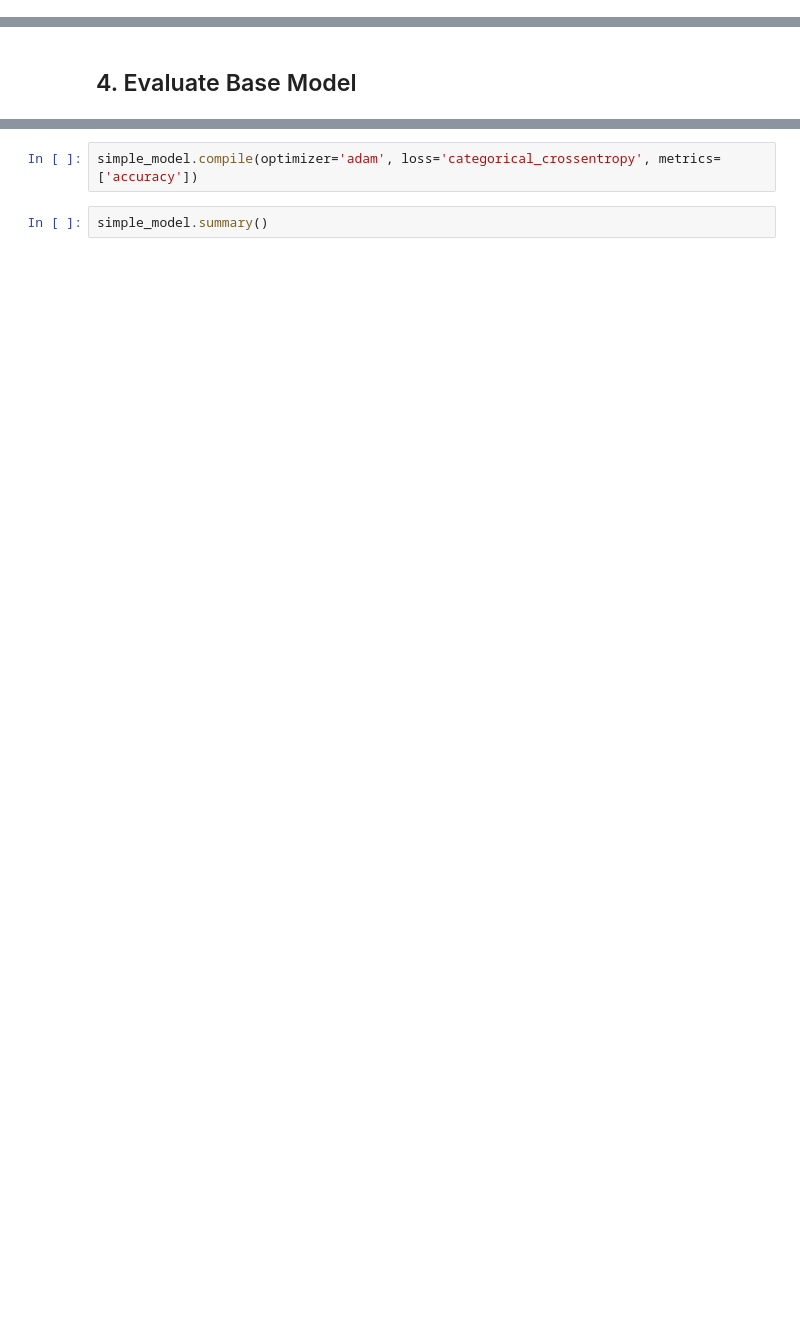
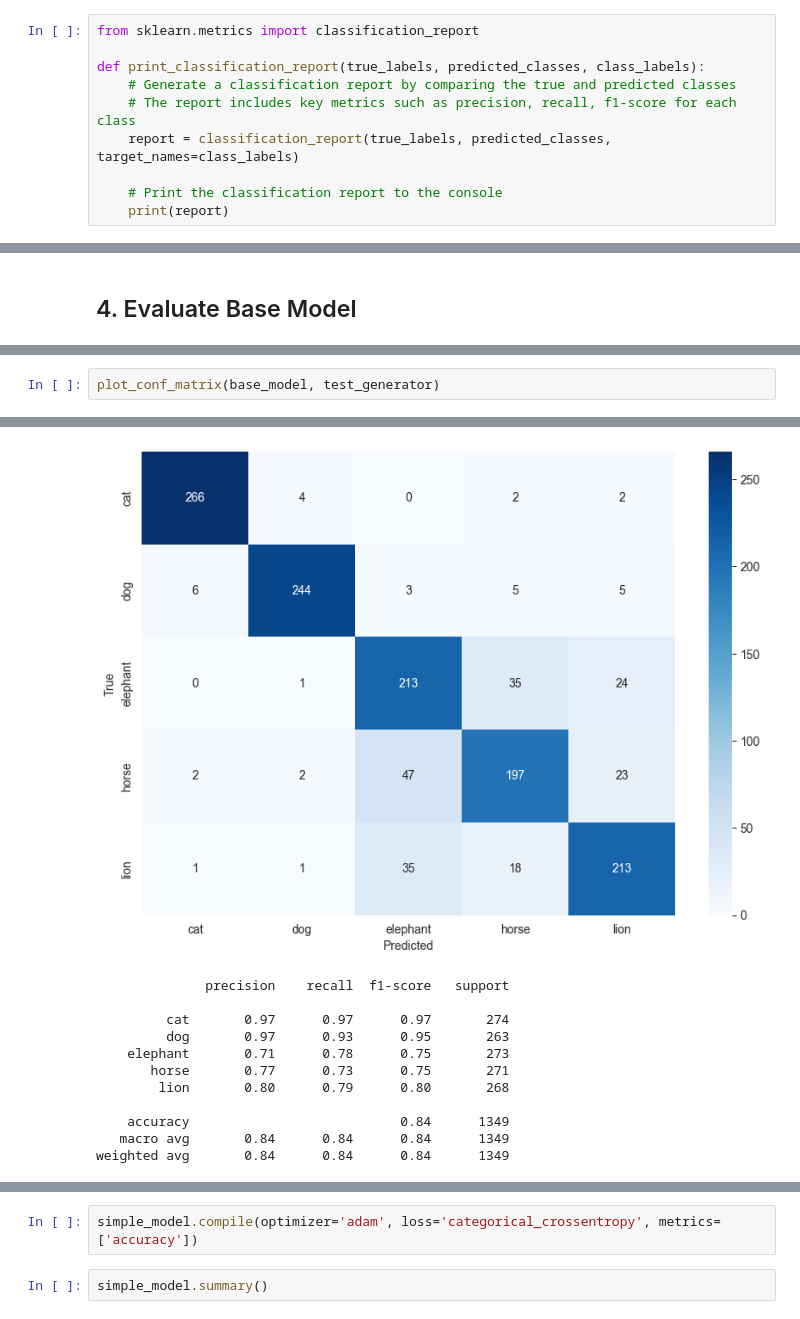
Before and after one commit to quantum-insights/DSM150_CNN, a Jupyter notebook: cnn.ipynb, the cells around one changed output, grey strips where cells are left out. Saved outputs shown, nothing was run; the diff lists cells and outputs as text; blank space fills up the shorter version.

```diff
--- a/cnn.ipynb
+++ b/cnn.ipynb
@@ -223,0 +322,10 @@ input_shape= (150, 150, 3)
+# %%
+from sklearn.metrics import classification_report
+
+def print_classification_report(true_labels, predicted_classes, class_labels):
+    # Generate a classification report by comparing the true and predicted classes
+    # The report includes key metrics such as precision, recall, f1-score for each class
+    report = classification_report(true_labels, predicted_classes, target_names=class_labels)
+
+    # Print the classification report to the console
+    print(report)
@@ -370,0 +477,3 @@ In the next steps a more simple model is evaluated.
+# %%
+plot_conf_matrix(base_model, test_generator)
+# %% [output]
@@ -370,0 +481,12 @@ In the next steps a more simple model is evaluated.
+[figure, added]
+              precision    recall  f1-score   support
+
+         cat       0.97      0.97      0.97       274
+         dog       0.97      0.93      0.95       263
+    elephant       0.71      0.78      0.75       273
+       horse       0.77      0.73      0.75       271
+        lion       0.80      0.79      0.80       268
+
+    accuracy                           0.84      1349
+   macro avg       0.84      0.84      0.84      1349
+weighted avg       0.84      0.84      0.84      1349
```
Also changed, not shown: parts of 70 cells of this notebook.
